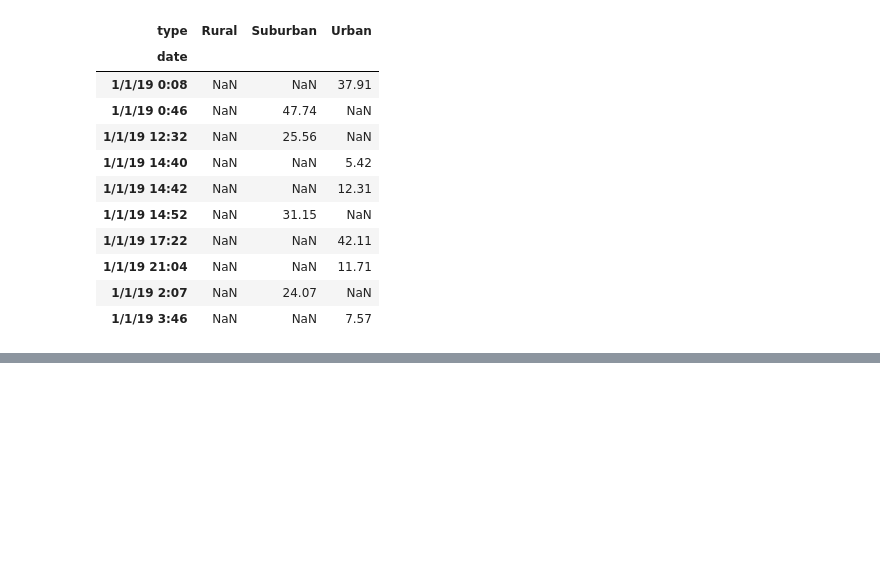
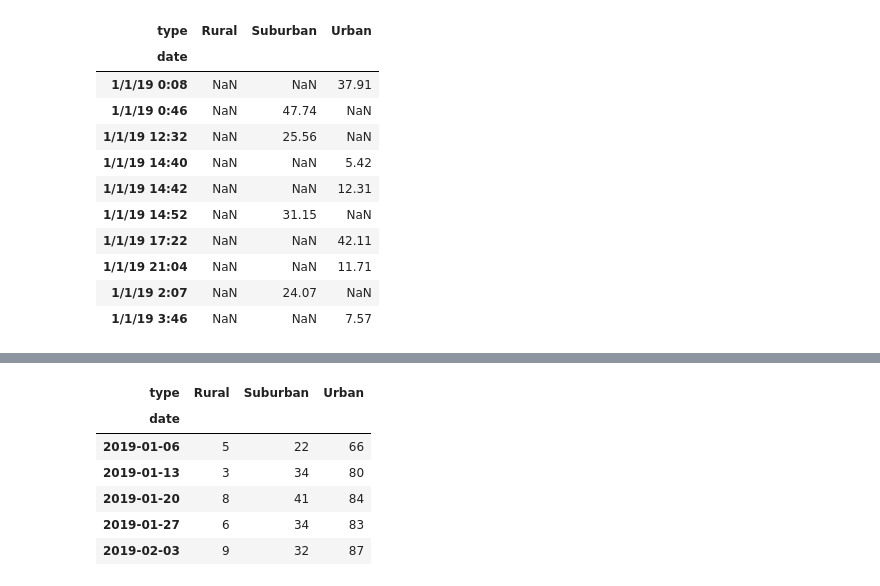
Before and after one commit to Fkourouma1/PyBer_Analysis, a Jupyter notebook: PyBer_Challenge.ipynb, the cells around one changed output, grey strips where cells are left out. Cells and saved outputs as stored; diff of their text form; code cells hidden in the pictures; blank space fills up the shorter version.

```diff
--- a/PyBer_Challenge.ipynb
+++ b/PyBer_Challenge.ipynb
@@ -200,4 +260,14 @@ ride_fares_Jan_Dec
 # %%
 # 8. Create a new DataFrame using the "resample()" function by week 'W' and get the sum of the fares for each week.
+weekly_ride_fares_Jan_Dec = ride_fares_Jan_Dec.resample('W').count()
+weekly_ride_fares_Jan_Dec.head()
+# %% [output]
+| type | Rural | Suburban | Urban |
+| date |  |  |  |
+| 2019-01-06 | 5 | 22 | 66 |
+| 2019-01-13 | 3 | 34 | 80 |
+| 2019-01-20 | 8 | 41 | 84 |
+| 2019-01-27 | 6 | 34 | 83 |
+| 2019-02-03 | 9 | 32 | 87 |
 # %%
 # 8. Using the object-oriented interface method, plot the resample DataFrame using the df.plot() function.
```
Also changed, not shown: parts of 5 cells of this notebook.
